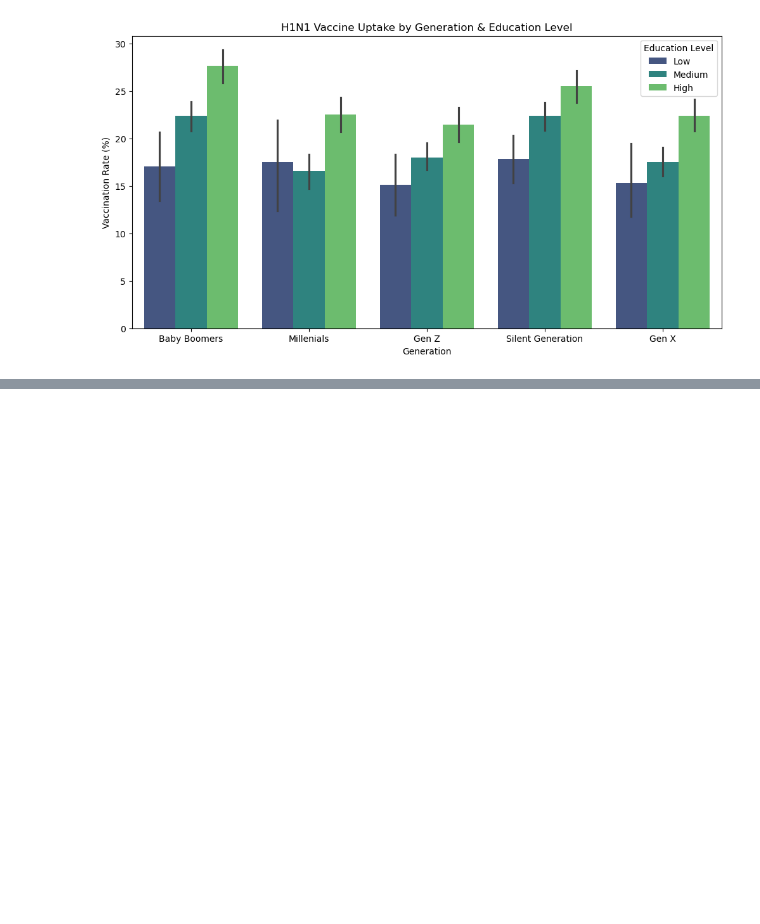
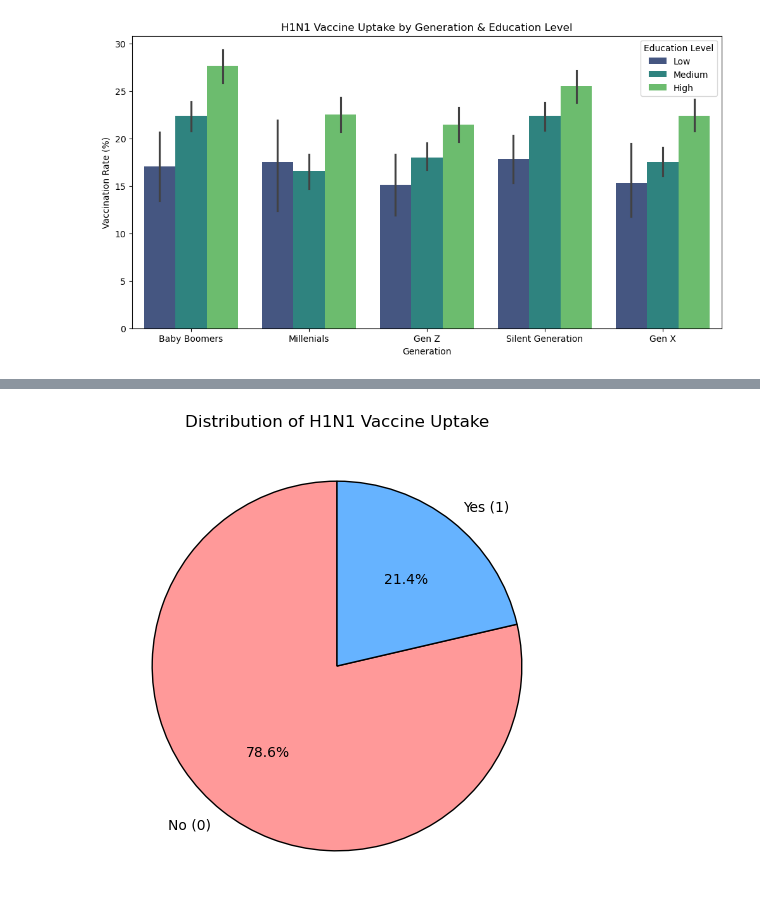
Before and after one commit to Day-hue/Phase-3-project, a Jupyter notebook: phase 3 project.ipynb, the cells around one changed output, grey strips where cells are left out. Saved outputs shown, nothing was run; the diff lists cells and outputs as text; code cells hidden in the pictures; blank space fills up the shorter version.

```diff
--- a/phase 3 project.ipynb
+++ b/phase 3 project.ipynb
@@ -1279,0 +1291,9 @@ plt.show()
+# %%
+plt.figure(figsize=(6, 6))
+combined_df['h1n1_vaccine'].value_counts().plot(kind='pie', autopct='%1.1f%%', labels=['No (0)', 'Yes (1)'],
+                                       colors=['#FF9999', '#66B3FF'], startangle=90, wedgeprops={'edgecolor': 'black'})
+plt.title('Distribution of H1N1 Vaccine Uptake')
+plt.ylabel('')  # Hide y-label for better visualization
+plt.show()
+# %% [output]
+[figure, added]
```
Also changed, not shown: parts of 17 cells of this notebook.
